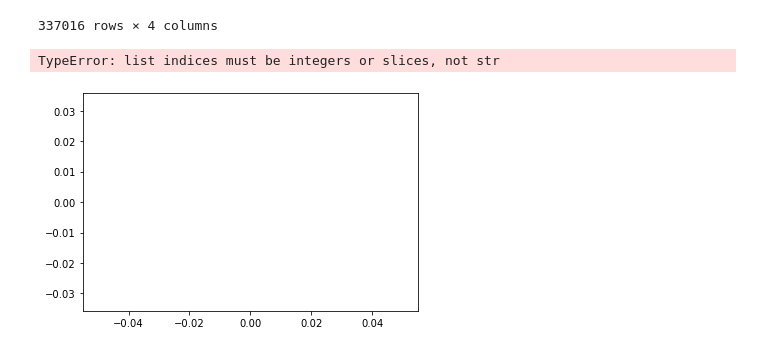
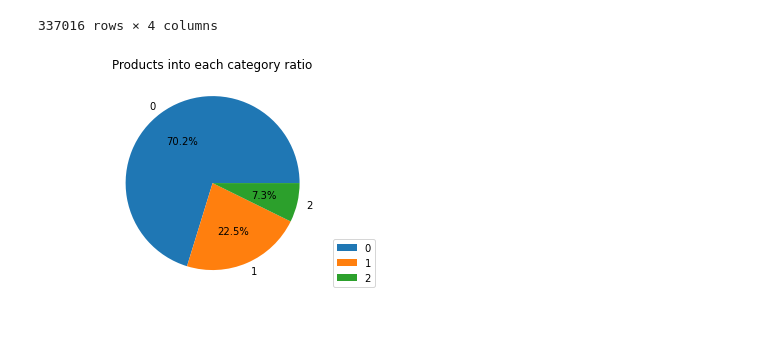
Before and after one commit to SamkaaDev/THPData_viz_training, a Jupyter notebook: graphs.ipynb, the cells around one changed output. Cells and saved outputs as stored; diff of their text form; code cells hidden in the pictures.

Commit message:
graph 6 complete

```diff
--- a/graphs.ipynb
+++ b/graphs.ipynb
@@ -187,17 +187,17 @@ transactions
 # %%
 # GRAPHE 6
 
 # définir labels et données du graphe
 categ = ['0', '1', '2']
+pie2 = products.groupby('categ').size().tolist()
 
 # Création graph et légende
 plt.axis("equal")
-plt.pie(products['price'].size, labels=categ, autopct='%1.1f%%')
+plt.pie(pie2, labels=categ, autopct='%1.1f%%')
 plt.legend(loc='lower right')
 plt.title('Products into each category ratio')
 
 # Affichage graphe
 plt.show()
 # %% [output]
-TypeError: list indices must be integers or slices, not str
-[figure, old version]
+[figure, new version]
```
Also changed, not shown: parts of 1 cell of this notebook.
